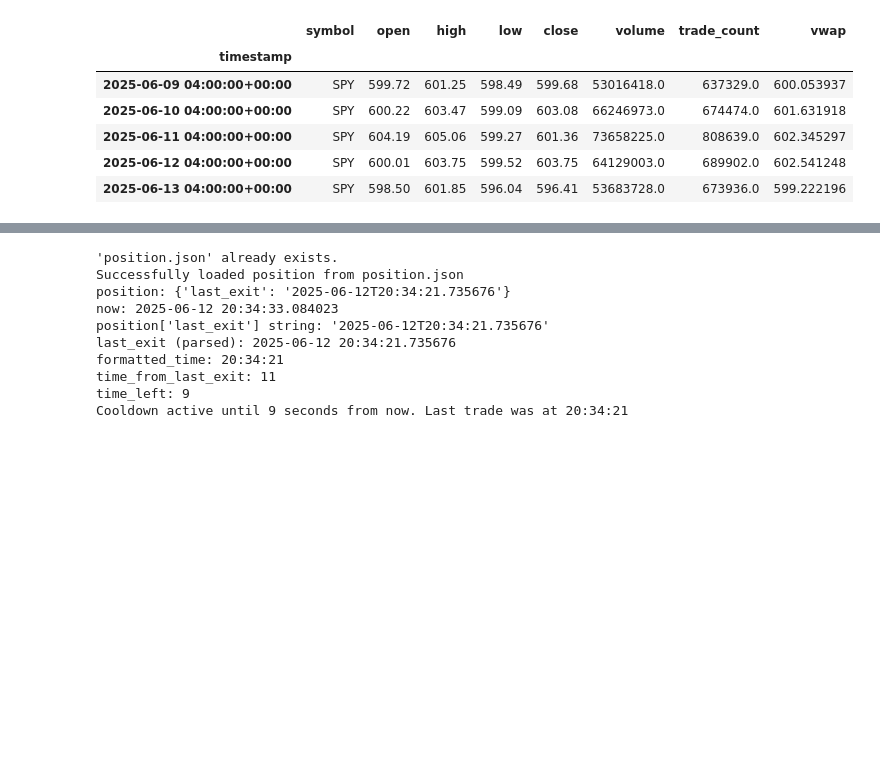
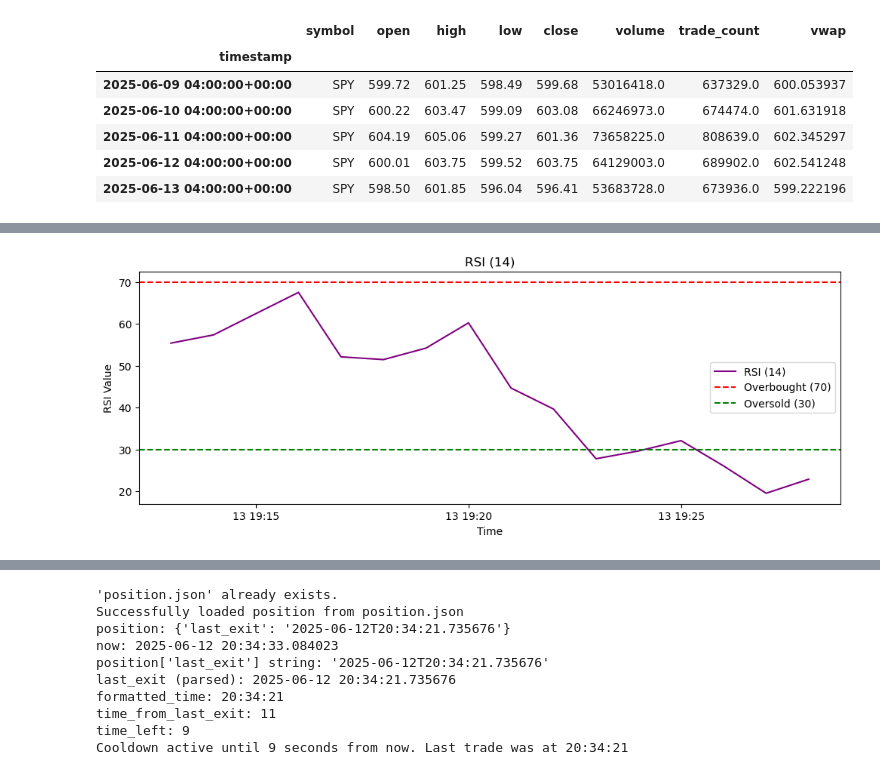
Before and after one commit to gareytwin1/alpaca-finance-lab, a Jupyter notebook: stocks/trading_bot.ipynb, the cells around one changed output, grey strips where cells are left out. Saved outputs shown, nothing was run; the diff lists cells and outputs as text; code cells hidden in the pictures; blank space fills up the shorter version.

```diff
--- a/stocks/trading_bot.ipynb
+++ b/stocks/trading_bot.ipynb
@@ -523,0 +619,13 @@ def average_volume(data, window=20):
+# %%
+rsi_series = calculate_rsi(df, period=14)
+plt.figure(figsize=(12, 4))
+sns.lineplot(x=df.index, y=rsi_series, label='RSI (14)', color='purple')
+plt.axhline(70, color='red', linestyle='--', label='Overbought (70)')
+plt.axhline(30, color='green', linestyle='--', label='Oversold (30)')
+plt.title('RSI (14)')
+plt.xlabel('Time')
+plt.ylabel('RSI Value')
+plt.legend()
+plt.show()
+# %% [output]
+[figure, added]
```
Also changed, not shown: parts of 27 cells of this notebook.
